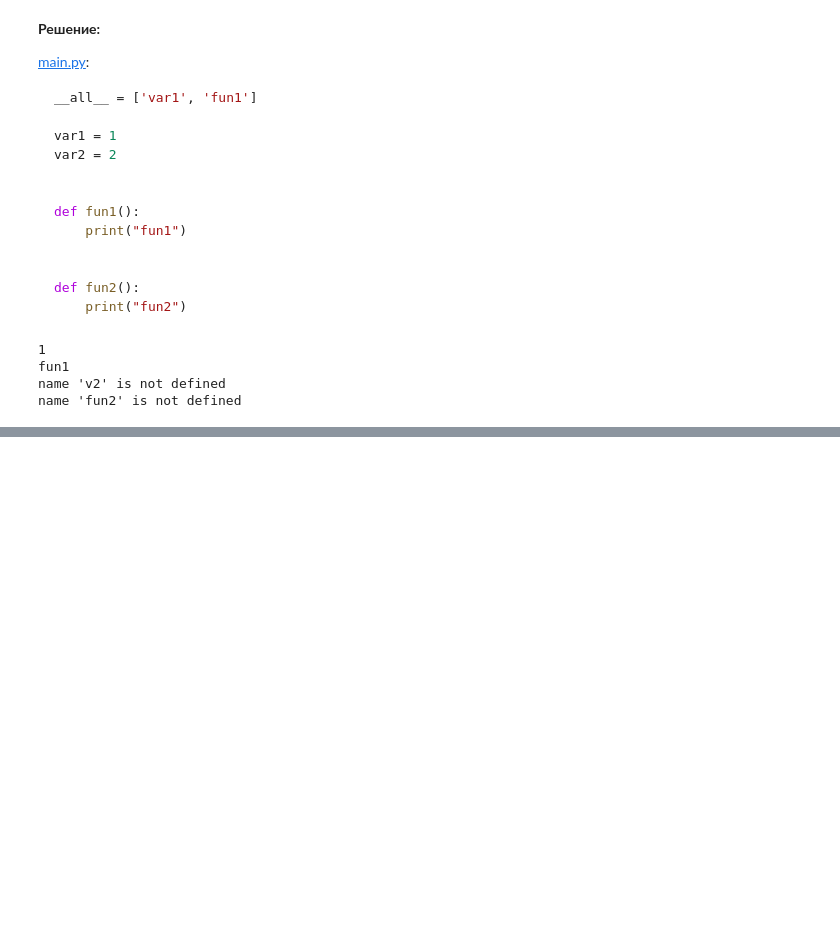
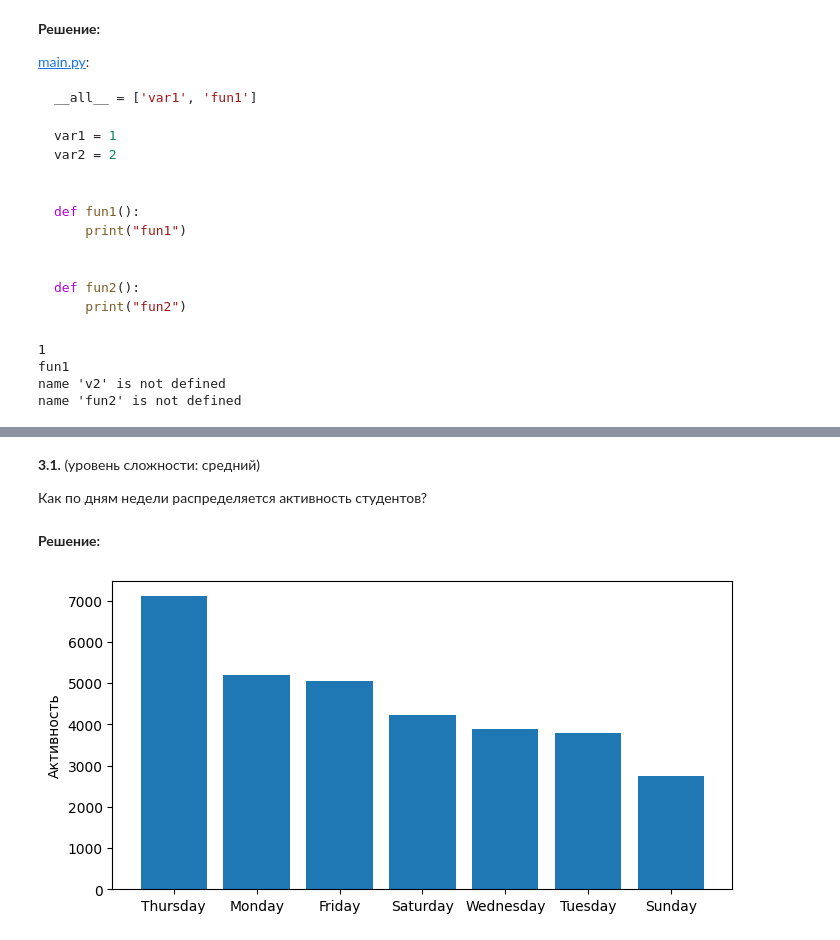
Before and after one commit to Gribbirg/python-practice, a Jupyter notebook: myworks/practice/pract3/sol3.ipynb, the cells around one changed output, grey strips where cells are left out. Drawn from its saved outputs; the diff is of its cells as text; code cells hidden in the pictures; blank space fills up the shorter version.

Commit message:
Practice 3: Part 2: Tasks 1-4; Part 3: Tasks 1, 2

```diff
--- a/myworks/practice/pract3/sol3.ipynb
+++ b/myworks/practice/pract3/sol3.ipynb
@@ -153,0 +531,41 @@ name 'fun2' is not defined
+# %%
+import csv
+import datetime
+import pandas as pd
+
+
+def parse_time(text):
+    return datetime.datetime.strptime(text, '%Y-%m-%d %H:%M:%S.%f')
+
+
+def load_csv(filename):
+    with open(filename, encoding='utf8') as f:
+        return list(csv.reader(f, delimiter=','))
+
+
+# id, task, variant, group, time
+messages = load_csv('part3/messages.csv')
+
+# id, message_id, time, status
+checks = load_csv('part3/checks.csv')
+
+# task, variant, group, time, status, achievements
+statuses = load_csv('part3/statuses.csv')
+
+# О статусах см. https://github.com/kispython-ru/dta/blob/main/webapp/models.py#L44-L50
+# %% [markdown]
+**3.1.** (уровень сложности: средний)
+
+Как по дням недели распределяется активность студентов?
+# %% [markdown]
+**Решение:**
+# %%
+data = list(map(lambda x: parse_time(x[2]).strftime('%A'), checks))
+data = pd.Series(data).value_counts()
+
+plt.figure(figsize=(8, 4))
+plt.bar(data.index, data)
+plt.ylabel("Активность")
+plt.show()
+# %% [output]
+[figure, added]
```
Also changed, not shown: parts of 20 cells of this notebook, 3 other files.
